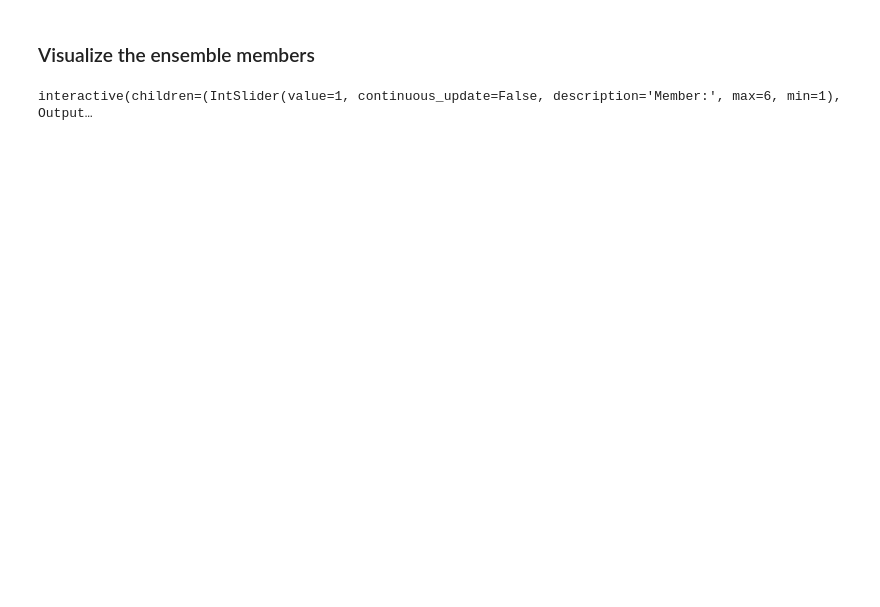
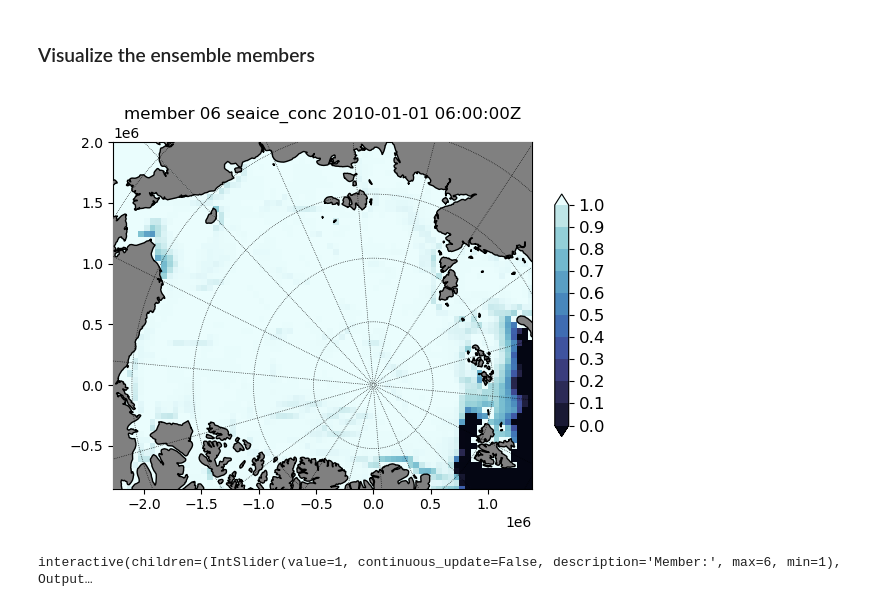
Before and after one commit to sasip-climate/notebooks-nextsim-workshop2025, a Jupyter notebook: assimilation/demo-osse.ipynb, the cells around one changed output. Drawn from its saved outputs; the diff is of its cells as text; code cells hidden in the pictures; blank space fills up the shorter version.

```diff
--- a/assimilation/demo-osse.ipynb
+++ b/assimilation/demo-osse.ipynb
@@ -332,24 +337,29 @@ cmap = 'Reds'
 # %%
 # plot ensemble state for visualization
 c.time = c.time_start
 path = c.forecast_dir(c.time, 'nextsim.dg')
 
 for mem_id in range(c.nens):
     fld = model.read_var(path=path, time=c.next_time, name=vname, member=mem_id)
 
     fig, ax = plt.subplots(1,1,figsize=(6,4.5))
 
     if model.variables[vname]['is_vector']:
         model.grid.plot_field(ax, np.hypot(fld[0], fld[1]), vmin, vmax, cmap=cmap)
         model.grid.plot_vectors(ax, fld)
     else:
         model.grid.plot_field(ax, fld, vmin, vmax, cmap=cmap)
     add_colorbar(fig, ax, cmap, vmin, vmax)
     model.grid.plot_land(ax, color='gray')
     ax.set_title(f"member {mem_id+1:02} {vname} {c.next_time:%Y-%m-%d %H:%M:%SZ}")
 
     plt.savefig(os.path.join(path, f"mem{mem_id+1:02}_{vname}_{c.next_time:%Y-%m-%dT%H:%M:%SZ}.png"))
     plt.close()
+
+# show the last image
+display(Image(os.path.join(path, f"mem{mem_id+1:02}_{vname}_{c.next_time:%Y-%m-%dT%H:%M:%SZ}.png")))
+# %% [output]
+[figure, added]
 # %%
 c.time = c.time_start
 
```
Also changed, not shown: parts of 4 cells of this notebook.
